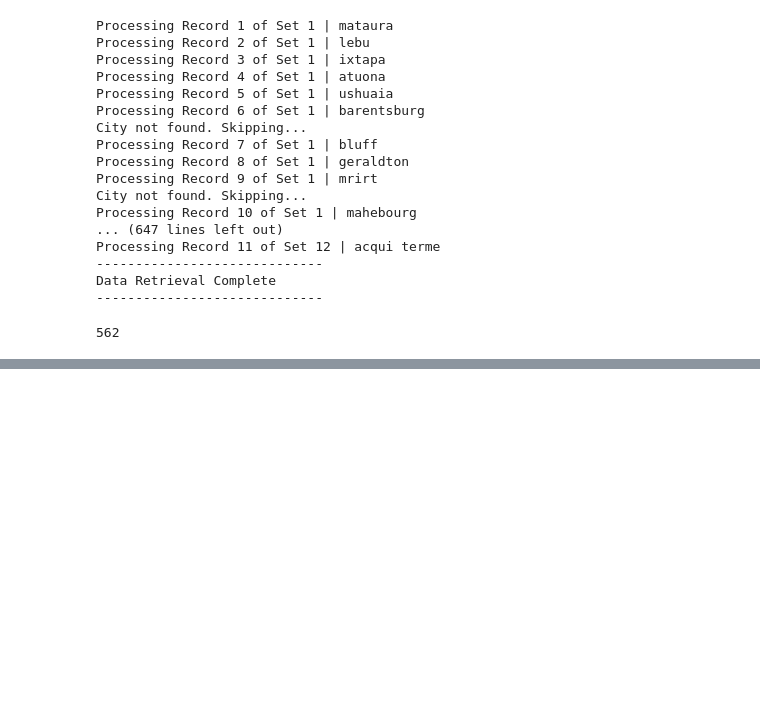
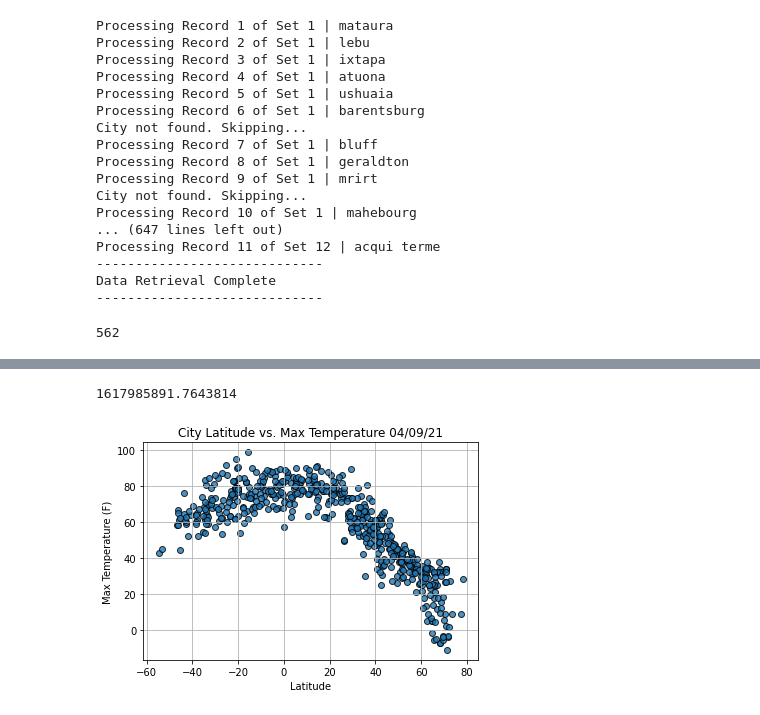
Before and after one commit to EMarksCyr/World_Weather_Analysis, a Jupyter notebook: WeatherPy.ipynb, the cells around one changed output, grey strips where cells are left out. Drawn from its saved outputs; the diff is of its cells as text; code cells hidden in the pictures; blank space fills up the shorter version.

Commit message:
Adding scatter plots
Latitude X Max temp (Fig1.png), Lat X Humidity (Fig2.png), Lat X Cloudiness (Fig3.png), Lat X Wind Speed (Fig4.png)

```diff
--- a/WeatherPy.ipynb
+++ b/WeatherPy.ipynb
@@ -268,0 +271,36 @@ city_data_df.to_csv(output_data_file, index_label = "City_ID")
+# %%
+#extract all relevent fields from the datafram for plotting this relationship
+#We'll obviously need the latitude and max temp but also grab humidity, cloudiness and wind speed
+#save them to usable variables
+lats = city_data_df["Lat"]
+max_temps = city_data_df["Max Temp"]
+humidity = city_data_df["Humidity"]
+cloudiness = city_data_df["Cloudiness"]
+wind_speed = city_data_df["Wind Speed"]
+# %%
+#the scatterplot will also need the current date in it so we need to
+#import the time module
+import time
+#get today's date in seconds
+today = time.time()
+today
+# %% [output]
+1617985891.7643814
+# %%
+#Build the scatter plot for latitude vs. max temp
+
+plt.scatter(lats,
+            max_temps,
+           edgecolor = "black", linewidths = 1, marker = "o",
+           alpha = 0.8, label = "Cities")
+#incorporate other graph properties
+plt.title(f"City Latitude vs. Max Temperature " + time.strftime("%x"))
+plt.ylabel("Max Temperature (F)")
+plt.xlabel("Latitude")
+plt.grid(True)
+#save the figure
+plt.savefig("weather_data/Fig1.png")
+#show plot
+plt.show()
+# %% [output]
+[figure, added]
```
Also changed, not shown: parts of 3 cells of this notebook, 5 other files.
